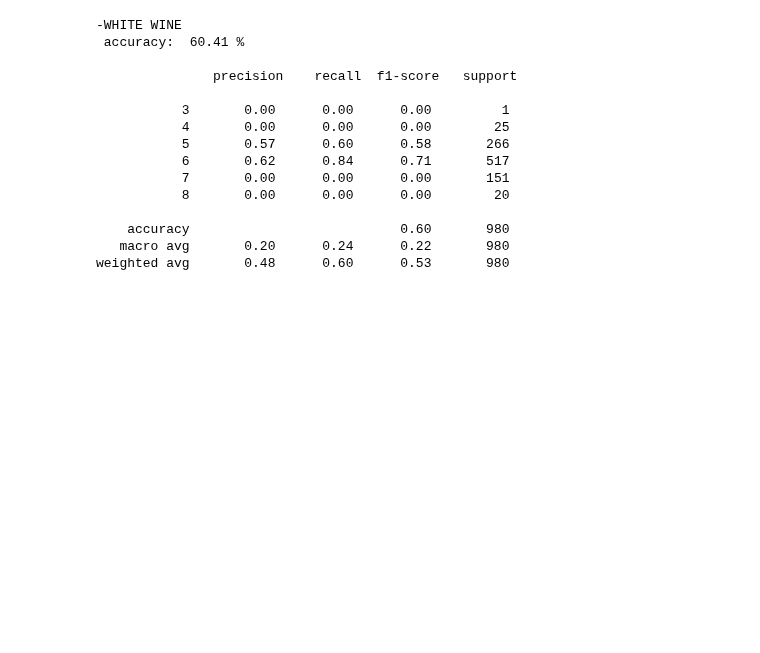
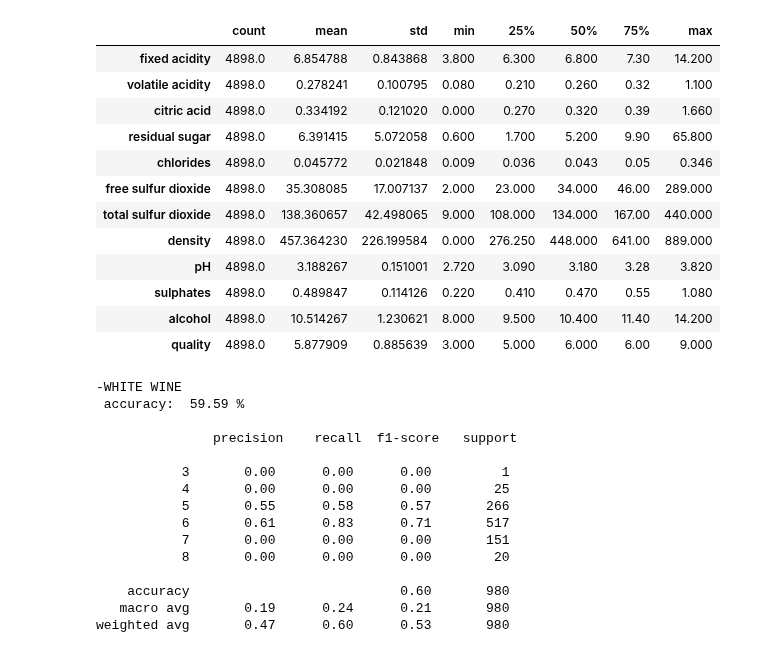
Before and after one commit to nurulalyh/TugasKB_SVM_Wine, a Jupyter notebook: SVM_Wine.ipynb, the cells around one changed output. Cells and saved outputs as stored; diff of their text form; code cells hidden in the pictures; blank space fills up the shorter version.

```diff
--- a/SVM_Wine.ipynb
+++ b/SVM_Wine.ipynb
@@ -50,3 +92,7 @@ weighted avg       0.58      0.61      0.60       320
 # %%
 # White Wine
 datasetW = pd.read_csv('winequality-white.csv', sep=';')
+# %%
+lb = LabelEncoder()
+datasetW['density'] = lb.fit_transform(datasetW['density'])
+datasetW
@@ -53,3 +113,19 @@ datasetW = pd.read_csv('winequality-white.csv', sep=';')
+# %%
+datasetW.describe().T
+# %% [output]
+|  | count | mean | std | min | 25% | 50% | 75% | max |
+| fixed acidity | 4898.0 | 6.854788 | 0.843868 | 3.800 | 6.300 | 6.800 | 7.30 | 14.200 |
+| volatile acidity | 4898.0 | 0.278241 | 0.100795 | 0.080 | 0.210 | 0.260 | 0.32 | 1.100 |
+| citric acid | 4898.0 | 0.334192 | 0.121020 | 0.000 | 0.270 | 0.320 | 0.39 | 1.660 |
+| residual sugar | 4898.0 | 6.391415 | 5.072058 | 0.600 | 1.700 | 5.200 | 9.90 | 65.800 |
+| chlorides | 4898.0 | 0.045772 | 0.021848 | 0.009 | 0.036 | 0.043 | 0.05 | 0.346 |
+| free sulfur dioxide | 4898.0 | 35.308085 | 17.007137 | 2.000 | 23.000 | 34.000 | 46.00 | 289.000 |
+| total sulfur dioxide | 4898.0 | 138.360657 | 42.498065 | 9.000 | 108.000 | 134.000 | 167.00 | 440.000 |
+| density | 4898.0 | 457.364230 | 226.199584 | 0.000 | 276.250 | 448.000 | 641.00 | 889.000 |
+| pH | 4898.0 | 3.188267 | 0.151001 | 2.720 | 3.090 | 3.180 | 3.28 | 3.820 |
+| sulphates | 4898.0 | 0.489847 | 0.114126 | 0.220 | 0.410 | 0.470 | 0.55 | 1.080 |
+| alcohol | 4898.0 | 10.514267 | 1.230621 | 8.000 | 9.500 | 10.400 | 11.40 | 14.200 |
+| quality | 4898.0 | 5.877909 | 0.885639 | 3.000 | 5.000 | 6.000 | 6.00 | 9.000 |
 # %%
 X = datasetW.iloc[:, :11]
 Y = datasetW.iloc[:, 11:]
@@ -69,17 +145,17 @@ print(' accuracy: ', round((accuracy_score(predict, y_test)*100), 2), '%')
 print('\n', classification_report(y_test, predict))
 # %% [output]
 -WHITE WINE
- accuracy:  60.41 %
+ accuracy:  59.59 %
 
                precision    recall  f1-score   support
 
            3       0.00      0.00      0.00         1
            4       0.00      0.00      0.00        25
-           5       0.57      0.60      0.58       266
-           6       0.62      0.84      0.71       517
+           5       0.55      0.58      0.57       266
+           6       0.61      0.83      0.71       517
            7       0.00      0.00      0.00       151
            8       0.00      0.00      0.00        20
 
     accuracy                           0.60       980
-   macro avg       0.20      0.24      0.22       980
-weighted avg       0.48      0.60      0.53       980
+   macro avg       0.19      0.24      0.21       980
+weighted avg       0.47      0.60      0.53       980
```
Also changed, not shown: parts of 9 cells of this notebook.
